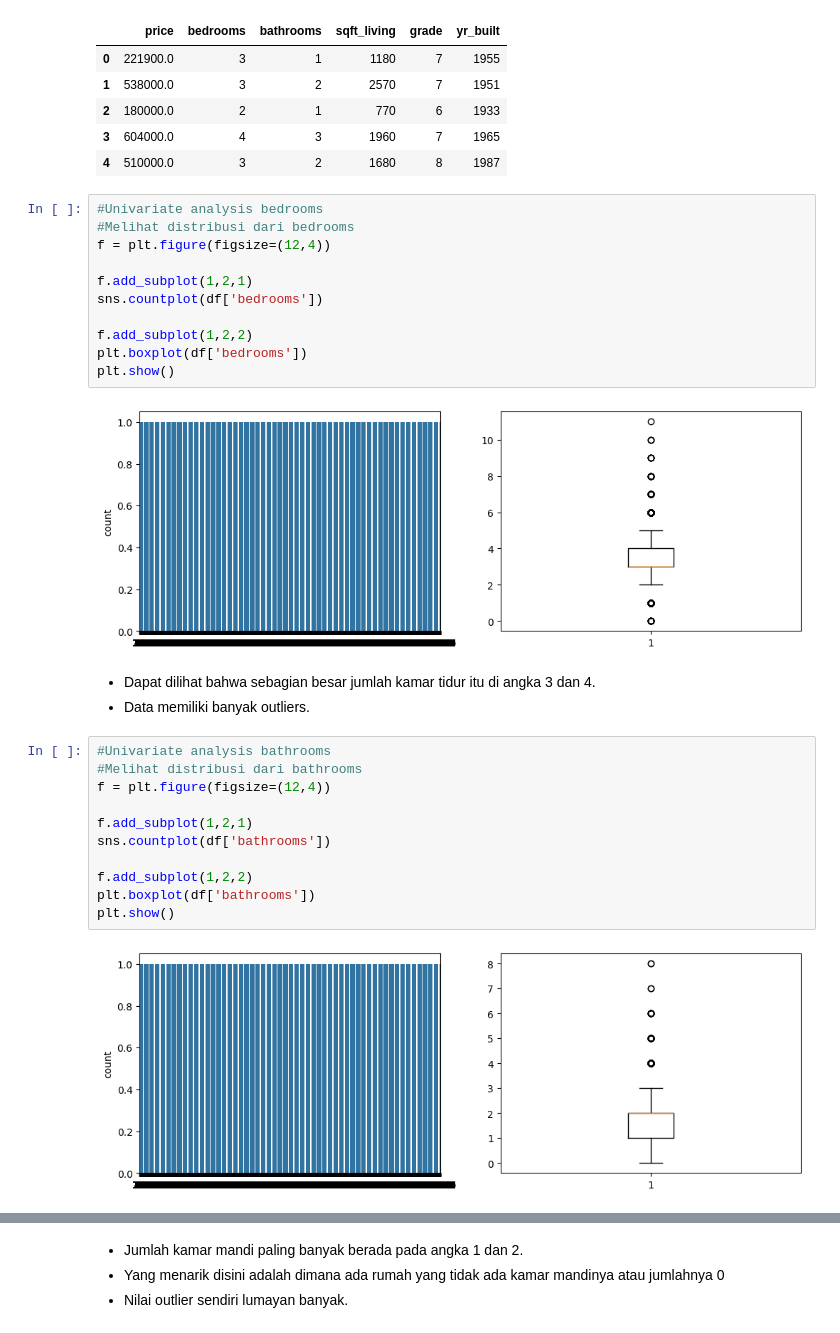
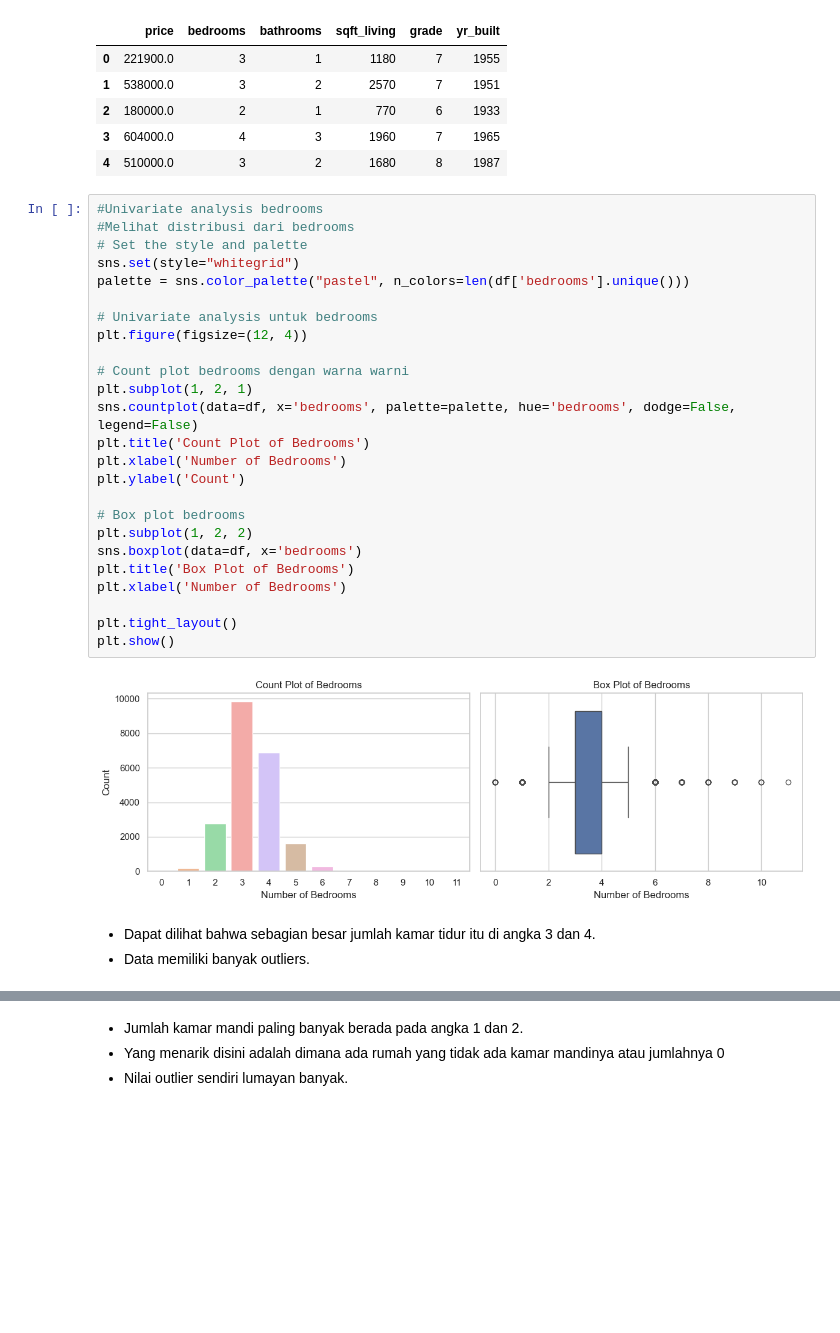
Before and after one commit to restudev/Machine-Learning, a Jupyter notebook: minggu10-12/Multivariate-Linear-Regression-master/Multivariate Linear Regression.ipynb, the cells around one changed output, grey strips where cells are left out. Saved outputs shown, nothing was run; the diff lists cells and outputs as text; blank space fills up the shorter version.

```diff
--- a/minggu10-12/Multivariate-Linear-Regression-master/Multivariate Linear Regression.ipynb
+++ b/minggu10-12/Multivariate-Linear-Regression-master/Multivariate Linear Regression.ipynb
@@ -115,32 +115,33 @@ df.head()
 | 2 | 180000.0 | 2 | 1 | 770 | 6 | 1933 |
 | 3 | 604000.0 | 4 | 3 | 1960 | 7 | 1965 |
 | 4 | 510000.0 | 3 | 2 | 1680 | 8 | 1987 |
-# %%
-#Univariate analysis bedrooms
-#Melihat distribusi dari bedrooms
-f = plt.figure(figsize=(12,4))
-
-f.add_subplot(1,2,1)
-sns.countplot(df['bedrooms'])
-
-f.add_subplot(1,2,2)
-plt.boxplot(df['bedrooms'])
-plt.show()
-# %% [output]
-[figure, removed]
+# %%
+#Univariate analysis bedrooms
+#Melihat distribusi dari bedrooms
+# Set the style and palette
+sns.set(style="whitegrid")
+palette = sns.color_palette("pastel", n_colors=len(df['bedrooms'].unique()))
+
+# Univariate analysis untuk bedrooms
+plt.figure(figsize=(12, 4))
+
+# Count plot bedrooms dengan warna warni
+plt.subplot(1, 2, 1)
+sns.countplot(data=df, x='bedrooms', palette=palette, hue='bedrooms', dodge=False, legend=False)
+plt.title('Count Plot of Bedrooms')
+plt.xlabel('Number of Bedrooms')
+plt.ylabel('Count')
+
+# Box plot bedrooms
+plt.subplot(1, 2, 2)
+sns.boxplot(data=df, x='bedrooms')
+plt.title('Box Plot of Bedrooms')
+plt.xlabel('Number of Bedrooms')
+
+plt.tight_layout()
+plt.show()
+# %% [output]
+[figure, added]
 # %% [markdown]
 - Dapat dilihat bahwa sebagian besar jumlah kamar tidur itu di angka 3 dan 4.
 - Data memiliki banyak outliers.
-# %%
-#Univariate analysis bathrooms
-#Melihat distribusi dari bathrooms
-f = plt.figure(figsize=(12,4))
-
-f.add_subplot(1,2,1)
-sns.countplot(df['bathrooms'])
-
-f.add_subplot(1,2,2)
-plt.boxplot(df['bathrooms'])
-plt.show()
-# %% [output]
-[figure, removed]
```
Also changed, not shown: parts of 6 cells of this notebook.
